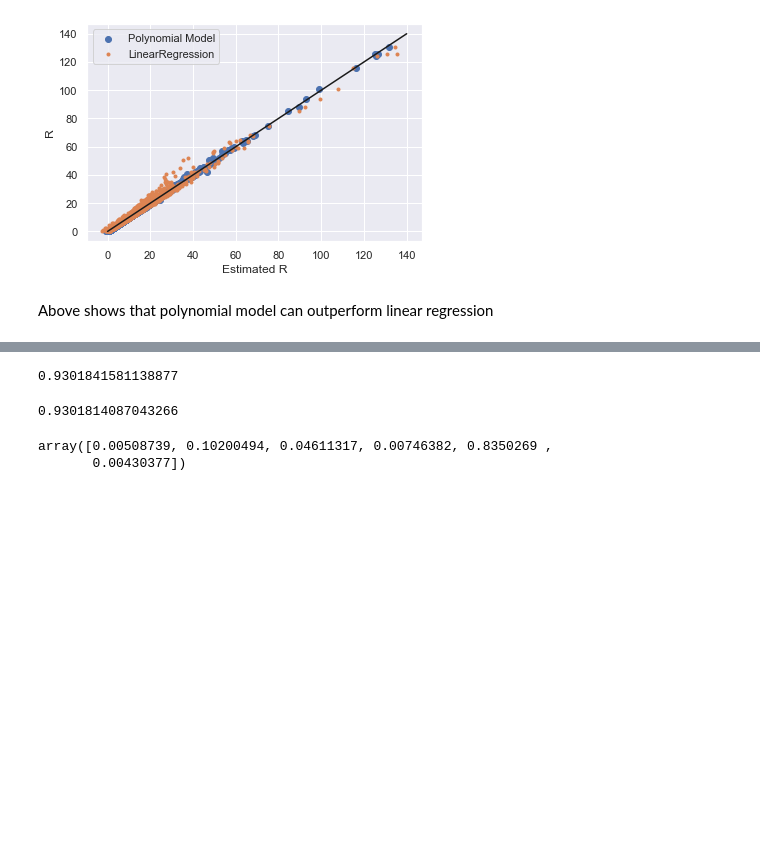
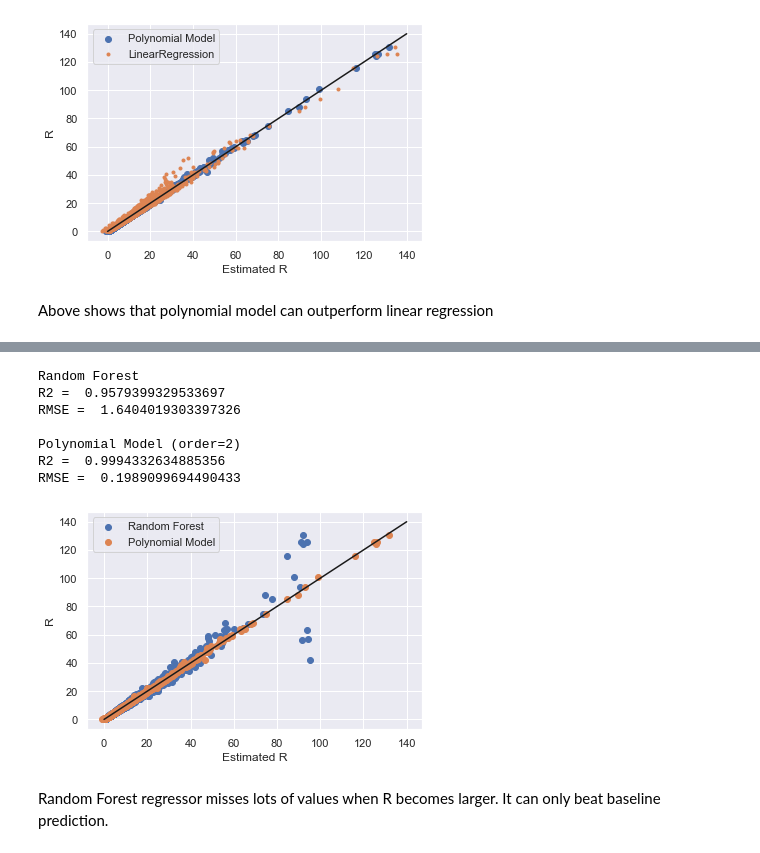
Before and after one commit to atmsillinois/machine-learning-1-seunguk-2, a Jupyter notebook: Module5.ipynb, the cells around one changed output, grey strips where cells are left out. Cells and saved outputs as stored; diff of their text form; code cells hidden in the pictures; blank space fills up the shorter version.

```diff
--- a/Module5.ipynb
+++ b/Module5.ipynb
@@ -77,8 +77,8 @@ def PolynomialRegression(degree=2, **kwargs):
     return make_pipeline(PolynomialFeatures(degree),
                          LinearRegression(**kwargs))
 
-param_grid = {'polynomialfeatures__degree': np.arange(9),
+param_grid = {'polynomialfeatures__degree': np.arange(10),
               'linearregression__fit_intercept': [True, False],
               'linearregression__normalize': [True, False]}
 
-grid = GridSearchCV(PolynomialRegression(), param_grid, cv=7)
+grid = GridSearchCV(PolynomialRegression(), param_grid, cv=7, n_jobs=-1)
@@ -181,4 +157,5 @@ param_grid_rf = {'bootstrap': [True, False],
                  'min_samples_leaf': [1, 2, 4],
                  'min_samples_split': [2, 5, 10],  }
 
-grid_rf = GridSearchCV(RandomForestRegressor(), param_grid_rf)
+# Grid Search. Set scoring metric as R2. Using all available nodes.
+grid_rf = GridSearchCV(RandomForestRegressor(), param_grid_rf, scoring="r2", n_jobs=-1)
@@ -213,20 +183,27 @@ y_test_rf = model_rf.fit(Xtrain,ytrain).predict(Xtest)
-# %%
-from sklearn.metrics import explained_variance_score
-
-
-explained_variance_score(y_test_rf.ravel(), ypred)
-# %% [output]
-0.9301841581138877
-# %%
-from sklearn.metrics import r2_score
-
-
-r2_score(y_test_rf.ravel(), ypred)
-# %% [output]
-0.9301814087043266
-# %%
-model_rf.feature_importances_
-# %% [output]
-array([0.00508739, 0.10200494, 0.04611317, 0.00746382, 0.8350269 ,
-       0.00430377])
+# %%
+plt.plot([0,140],[0,140],'k')
+plt.scatter(y_test_rf, ytest, label='Random Forest')
+plt.scatter(y_test_gs, ytest, label='Polynomial Model')
+plt.legend()
+plt.ylabel('R')
+plt.xlabel('Estimated R')
+
+print('Random Forest')
+print('R2 = ', metrics.r2_score(y_test_rf, ytest))
+print('RMSE = ', np.sqrt(metrics.mean_squared_error(y_test_rf, ytest)), '\n')
+
+print('Polynomial Model (order=2)')
+print('R2 = ', metrics.r2_score(y_test_gs, ytest))
+print('RMSE = ', np.sqrt(metrics.mean_squared_error(y_test_gs, ytest)))
+# %% [output]
+Random Forest
+R2 =  0.9579399329533697
+RMSE =  1.6404019303397326
+
+Polynomial Model (order=2)
+R2 =  0.9994332634885356
+RMSE =  0.1989099694490433
+[figure, added]
+# %% [markdown]
+Random Forest regressor misses lots of values when R becomes larger. It can only beat baseline prediction.
 # %%
```
Also changed, not shown: parts of 22 cells of this notebook, 2 other files.
